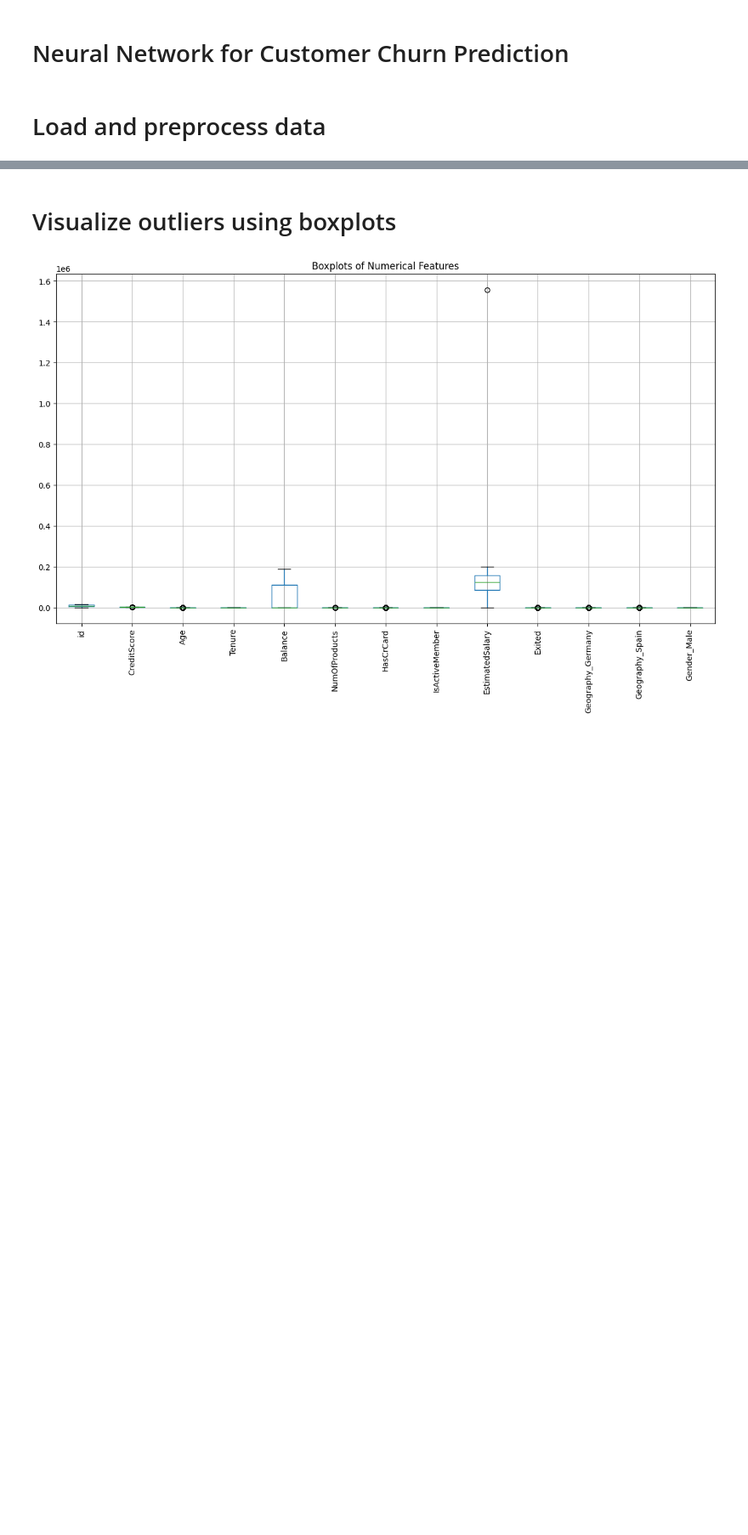
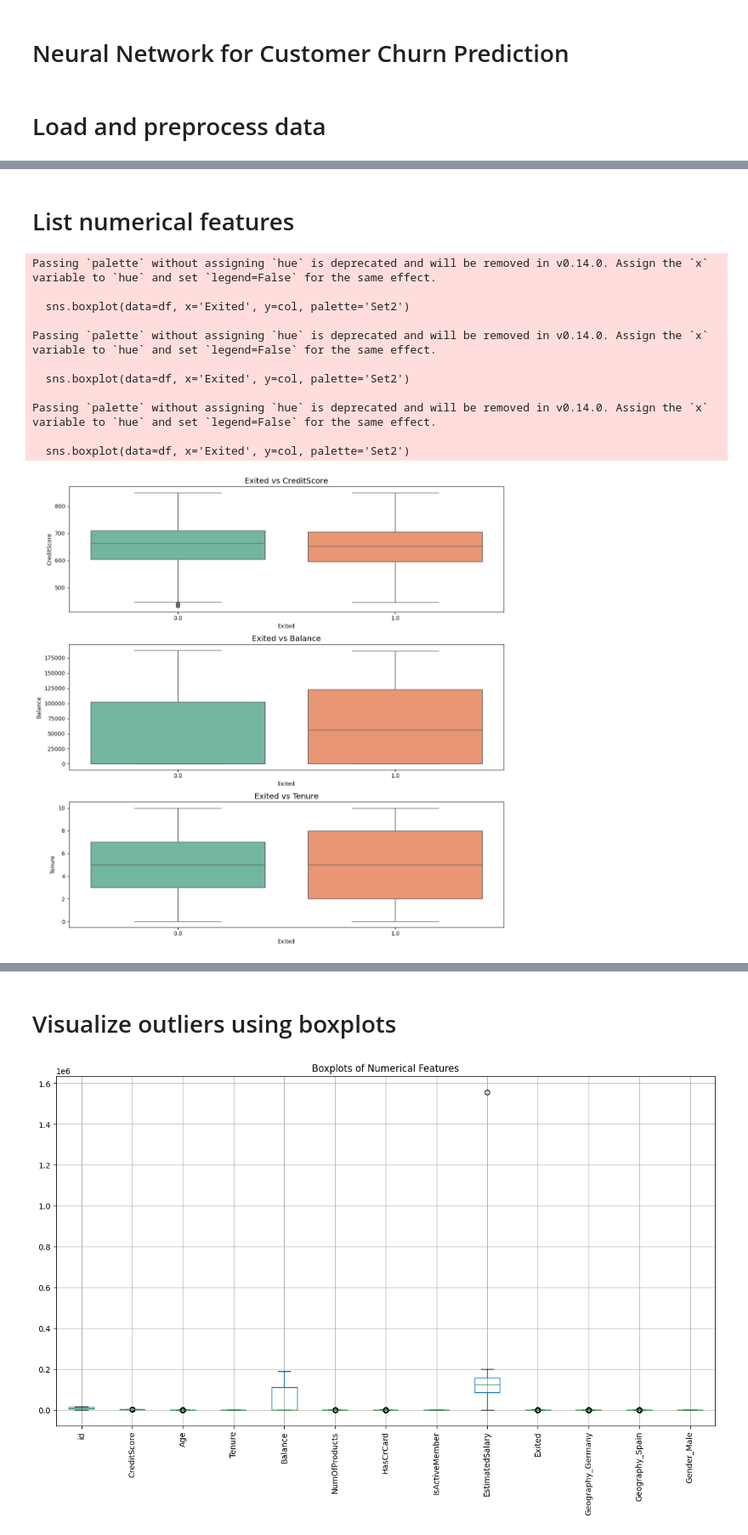
Before and after one commit to hasithaPerera2002/bank-customer-churn, a Jupyter notebook: notebooks/neural_network_model.ipynb, the cells around one changed output, grey strips where cells are left out. Shown at 85% size. Cells and saved outputs as stored; diff of their text form; code cells hidden in the pictures; blank space fills up the shorter version.

```diff
--- a/notebooks/neural_network_model.ipynb
+++ b/notebooks/neural_network_model.ipynb
@@ -23,0 +73,26 @@ df = pd.get_dummies(df, columns=['Geography', 'Gender'], drop_first=True)
+# %% [markdown]
+# List numerical features
+# %%
+key_num_features = ['CreditScore', 'Balance', 'Tenure']
+
+plt.figure(figsize=(12, len(key_num_features) * 4))
+for i, col in enumerate(key_num_features, 1):
+    plt.subplot(len(key_num_features), 1, i)
+    sns.boxplot(data=df, x='Exited', y=col, palette='Set2')
+    plt.title(f'Exited vs {col}', fontsize=14)
+plt.tight_layout()
+plt.savefig("exited_vs_numerical.png", dpi=300, bbox_inches="tight")
+plt.show()
+# %% [output]
+Passing `palette` without assigning `hue` is deprecated and will be removed in v0.14.0. Assign the `x` variable to `hue` and set `legend=False` for the same effect.
+
+  sns.boxplot(data=df, x='Exited', y=col, palette='Set2')
+
+Passing `palette` without assigning `hue` is deprecated and will be removed in v0.14.0. Assign the `x` variable to `hue` and set `legend=False` for the same effect.
+
+  sns.boxplot(data=df, x='Exited', y=col, palette='Set2')
+
+Passing `palette` without assigning `hue` is deprecated and will be removed in v0.14.0. Assign the `x` variable to `hue` and set `legend=False` for the same effect.
+
+  sns.boxplot(data=df, x='Exited', y=col, palette='Set2')
+[figure, added]
```
Also changed, not shown: parts of 17 cells of this notebook, 11 other files.
